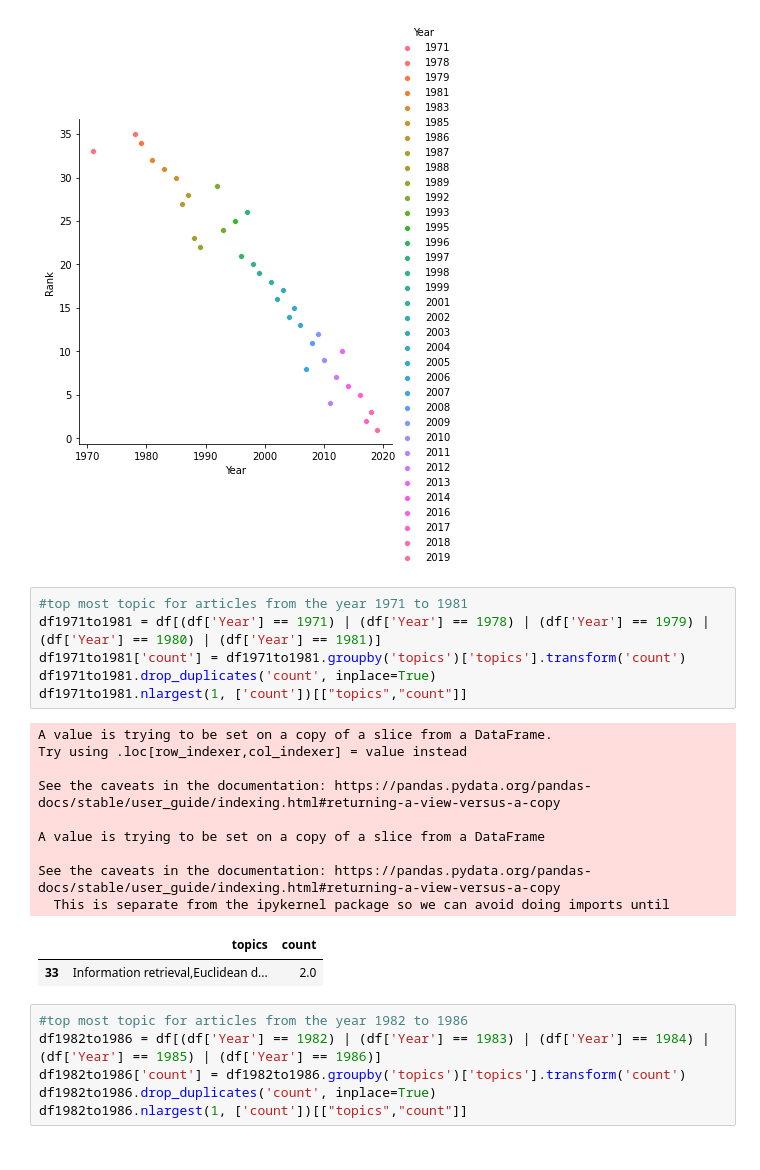
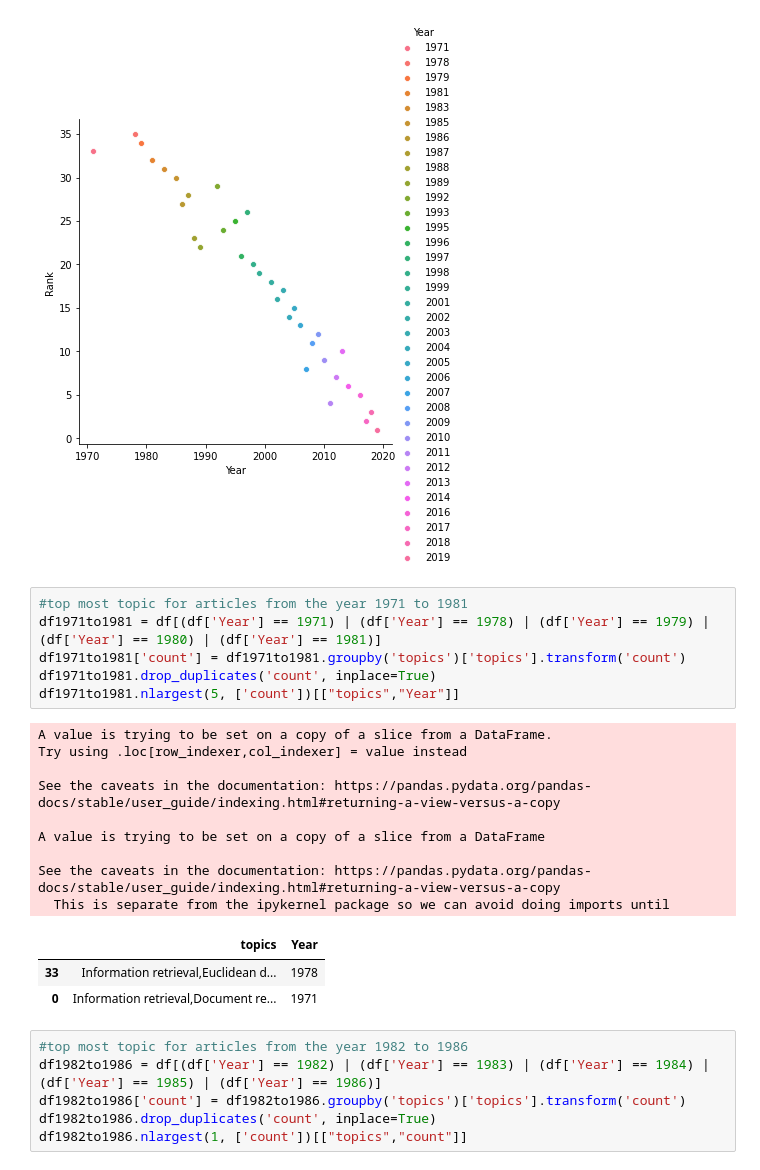
Before and after one commit to manishareddynarayan/Akshitha_INFO5731_Spring2020, a Jupyter notebook: Extracting_csv.ipynb, the cells around one changed output. Cells and saved outputs as stored; diff of their text form.

```diff
--- a/Extracting_csv.ipynb
+++ b/Extracting_csv.ipynb
@@ -704,21 +704,22 @@ sns.pairplot(x_vars=["Year"], y_vars=["Rank"], data=topicsplot, hue="Year", size
 # %%
 #top most topic for articles from the year 1971 to 1981
 df1971to1981 = df[(df['Year'] == 1971) | (df['Year'] == 1978) | (df['Year'] == 1979) | (df['Year'] == 1980) | (df['Year'] == 1981)]
 df1971to1981['count'] = df1971to1981.groupby('topics')['topics'].transform('count')
 df1971to1981.drop_duplicates('count', inplace=True)
-df1971to1981.nlargest(1, ['count'])[["topics","count"]]
+df1971to1981.nlargest(5, ['count'])[["topics","Year"]]
 # %% [output]
 A value is trying to be set on a copy of a slice from a DataFrame.
 Try using .loc[row_indexer,col_indexer] = value instead
 
 See the caveats in the documentation: https://pandas.pydata.org/pandas-docs/stable/user_guide/indexing.html#returning-a-view-versus-a-copy
 
 A value is trying to be set on a copy of a slice from a DataFrame
 
 See the caveats in the documentation: https://pandas.pydata.org/pandas-docs/stable/user_guide/indexing.html#returning-a-view-versus-a-copy
   This is separate from the ipykernel package so we can avoid doing imports until
-|  | topics | count |
-| 33 | Information retrieval,Euclidean d... | 2.0 |
+|  | topics | Year |
+| 33 | Information retrieval,Euclidean d... | 1978 |
+| 0 | Information retrieval,Document re... | 1971 |
 # %%
 #top most topic for articles from the year 1982 to 1986
 df1982to1986 = df[(df['Year'] == 1982) | (df['Year'] == 1983) | (df['Year'] == 1984) | (df['Year'] == 1985) | (df['Year'] == 1986)]
```
Also changed, not shown: parts of 27 cells of this notebook.
